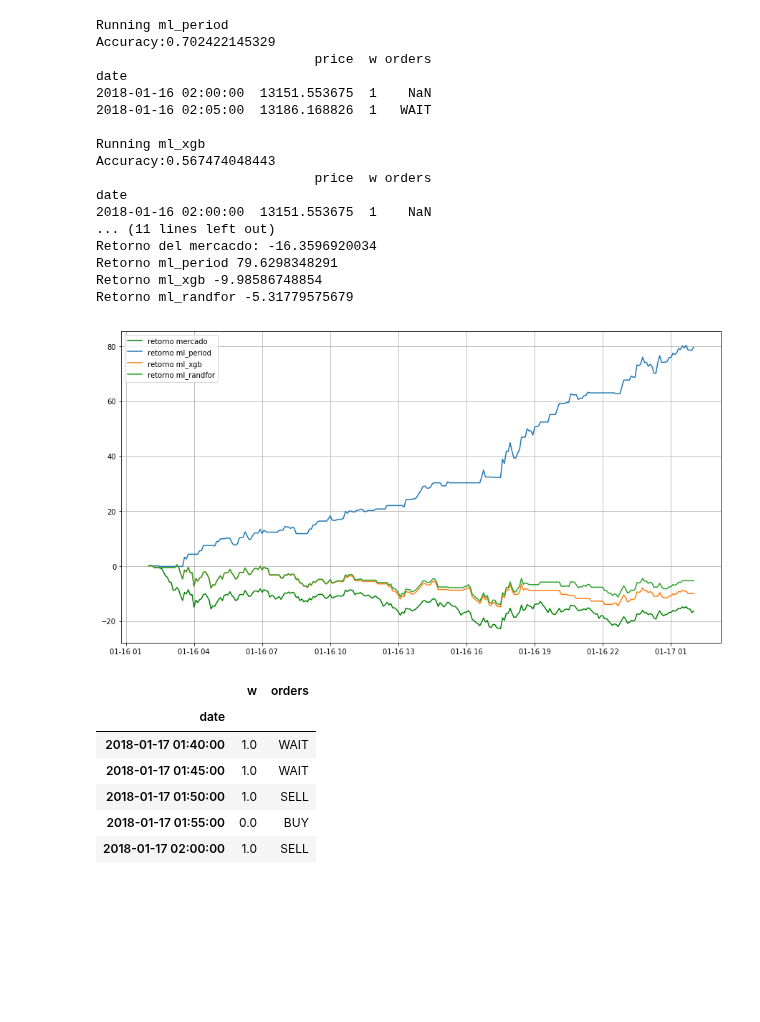
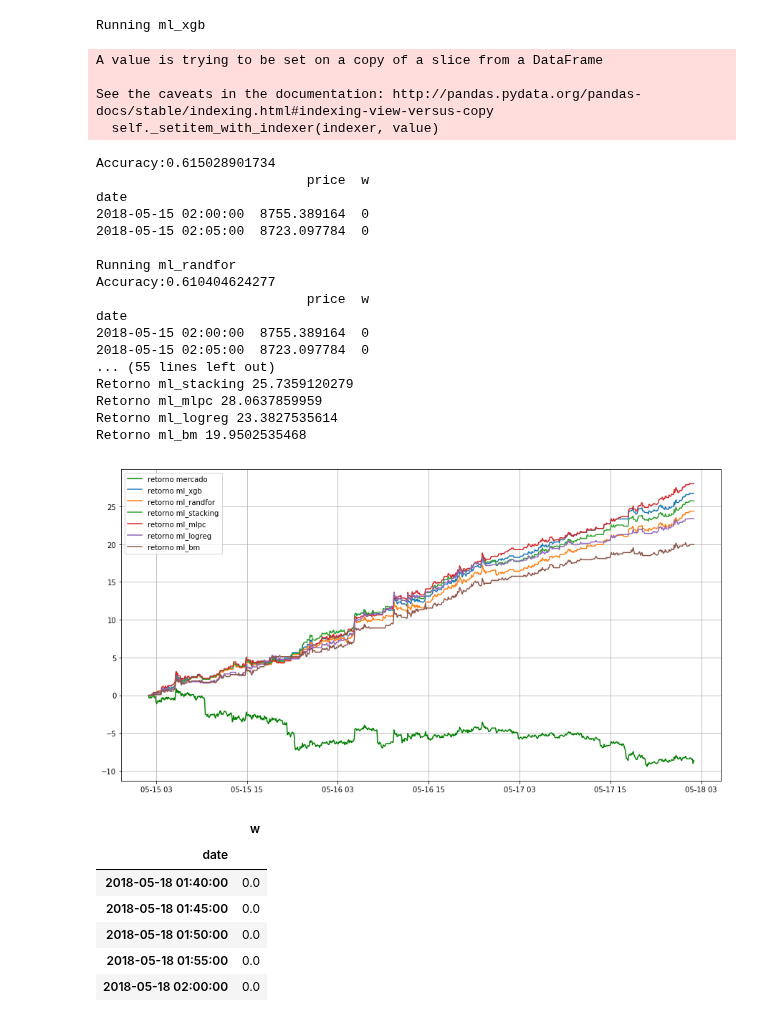
Before and after one commit to ADCryptoSolutions/adcb, a Jupyter notebook: ML_StrategiesTest.ipynb, the cells around one changed output. Cells and saved outputs as stored; diff of their text form; code cells hidden in the pictures; blank space fills up the shorter version.

Commit message:
Primera aproximación a estrategias ML pre entrenadas
Primer intento serio para tener extrategias de ML que se entrenen una única vez. Se hace sobre ml_logreg y paperTrading.

```diff
--- a/ML_StrategiesTest.ipynb
+++ b/ML_StrategiesTest.ipynb
@@ -11,8 +11,8 @@ plt.rcParams['figure.figsize'] = 15, 8
 pair="USDT_BTC"
 
 
-start=string2ts("2018-01-16 02:00:00")
-end=string2ts("2018-01-17 02:00:00")
+start=string2ts("2018-05-15 02:00:00")
+end=string2ts("2018-05-18 02:00:00")
 period=3600/12
 
 # trayendo y preparando datos
@@ -37,62 +37,67 @@ df12 = prepareData(pair=pair, start=start2, end=end, period=period)
 
 # "ml_stacking",
 # "ml_randfor", "ml_xgb",
-strategies = [ "ml_period", "ml_xgb", "ml_randfor"]
+strategies = ["ml_xgb", "ml_randfor", "ml_stacking", "ml_mlpc", "ml_logreg", "ml_bm"]
 
 list_profit = []
 list_v = []
 ws = []
 
 
 for strategy in strategies:
 
     print "\nRunning",strategy
     w, t = run_strategy(strategy, df12, pair, True, per)
     relativeReturn,v = profit(w)
 
     ws.append(w)
     list_profit.append(relativeReturn)
     list_v.append(v)
 
 
 print "\n\t%s\n"%pair
 print 'Retorno del mercacdo: %s'%(marketRet)
 for i, strategy in enumerate(strategies):
     print "Retorno", strategy, list_profit[i]*100
 
 plt.plot(df.index[:],cum_return1*100,'g', label='retorno mercado')
 for i, strategy in enumerate(strategies):
 
     plt.plot(df12.index[int(len(df12)*per):],list_v[i]*100,label='retorno '+strategy)
 
 plt.legend(loc='best')
 plt.grid()
 # %% [output]
-Running ml_period
-Accuracy:0.702422145329
-                            price  w orders
-date
-2018-01-16 02:00:00  13151.553675  1    NaN
-2018-01-16 02:05:00  13186.168826  1   WAIT
-
 Running ml_xgb
-Accuracy:0.567474048443
-                            price  w orders
-date
-2018-01-16 02:00:00  13151.553675  1    NaN
-... (11 lines left out)
-Retorno del mercacdo: -16.3596920034
-Retorno ml_period 79.6298348291
-Retorno ml_xgb -9.98586748854
-Retorno ml_randfor -5.31779575679
+A value is trying to be set on a copy of a slice from a DataFrame
+
+See the caveats in the documentation: http://pandas.pydata.org/pandas-docs/stable/indexing.html#indexing-view-versus-copy
+  self._setitem_with_indexer(indexer, value)
+Accuracy:0.615028901734
+                           price  w
+date
+2018-05-15 02:00:00  8755.389164  0
+2018-05-15 02:05:00  8723.097784  0
+
+Running ml_randfor
+Accuracy:0.610404624277
+                           price  w
+date
+2018-05-15 02:00:00  8755.389164  0
+2018-05-15 02:05:00  8723.097784  0
+... (55 lines left out)
+Retorno ml_stacking 25.7359120279
+Retorno ml_mlpc 28.0637859959
+Retorno ml_logreg 23.3827535614
+Retorno ml_bm 19.9502535468
-[figure, old version]
+[figure, new version]
 # %%
-ws[0][["w", "orders"]].tail()
+ws[0][["w"]].tail()
 # %% [output]
-|  | w | orders |
-| date |  |  |
-| 2018-01-17 01:40:00 | 1.0 | WAIT |
-| 2018-01-17 01:45:00 | 1.0 | WAIT |
-| 2018-01-17 01:50:00 | 1.0 | SELL |
-| 2018-01-17 01:55:00 | 0.0 | BUY |
-| 2018-01-17 02:00:00 | 1.0 | SELL |
+|  | w |
+| date |  |
+| 2018-05-18 01:40:00 | 0.0 |
+| 2018-05-18 01:45:00 | 0.0 |
+| 2018-05-18 01:50:00 | 0.0 |
+| 2018-05-18 01:55:00 | 0.0 |
+| 2018-05-18 02:00:00 | 0.0 |
```
Also changed, not shown: 4 other files.
